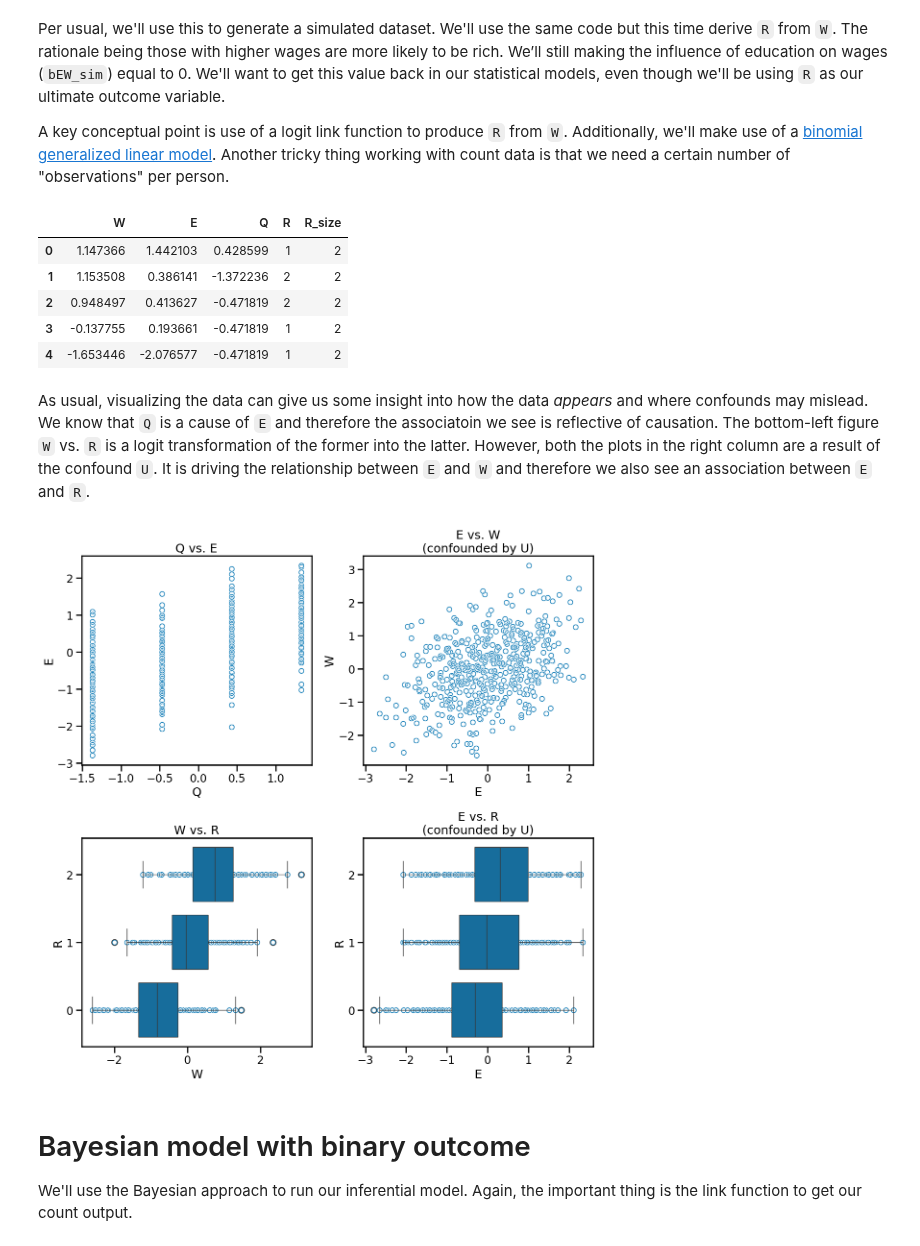
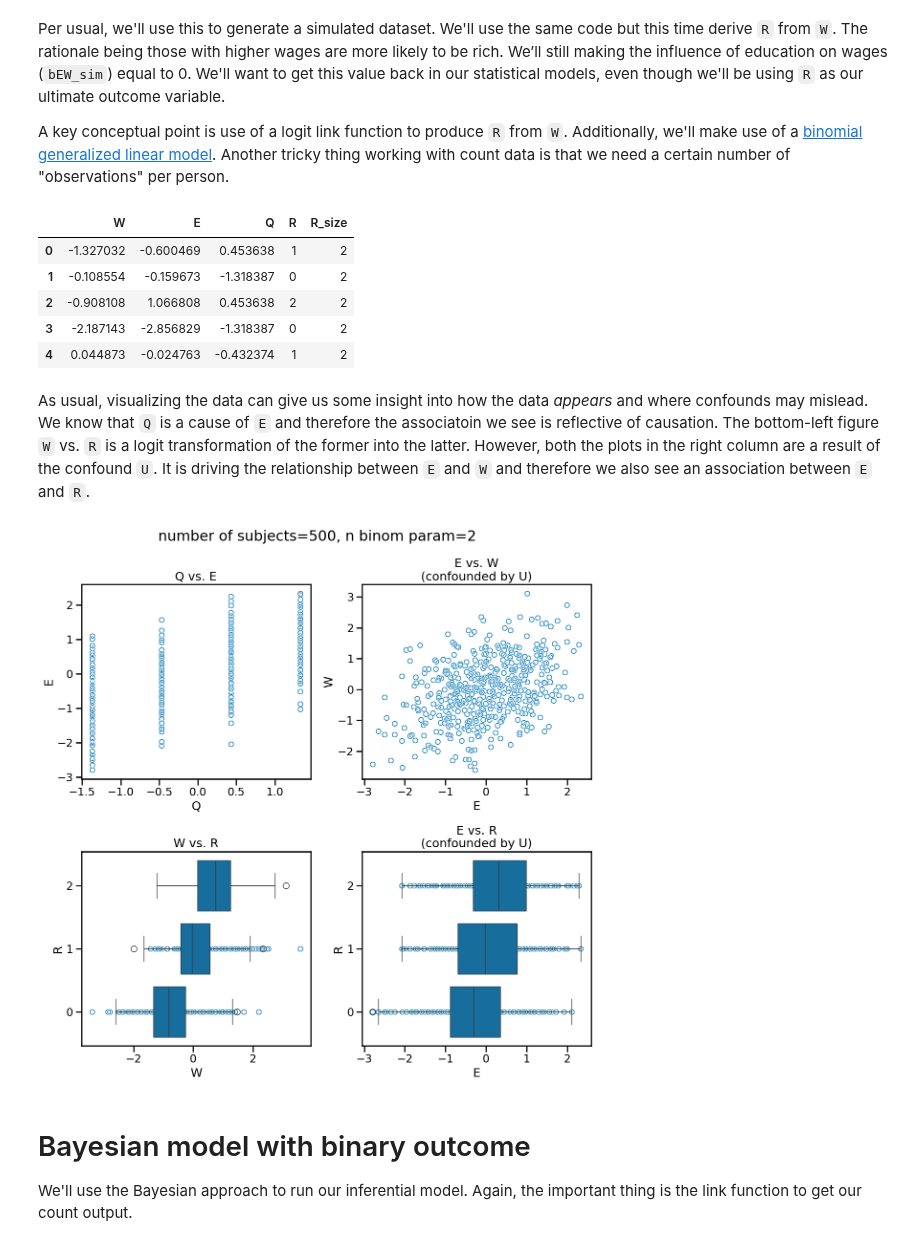
Before and after one commit to benslack19/benslack19.github.io, a Jupyter notebook: _posts_drafts/2024-06-11-iv-binary-outcome.ipynb, the cells around one changed output. Cells and saved outputs as stored; diff of their text form; code cells hidden in the pictures.

```diff
--- a/_posts_drafts/2024-06-11-iv-binary-outcome.ipynb
+++ b/_posts_drafts/2024-06-11-iv-binary-outcome.ipynb
@@ -44,16 +48,13 @@ Per usual, we'll use this to generate a simulated dataset. We'll use the same co
 
 A key conceptual point is use of a logit link function to produce `R` from `W`.  Additionally, we'll make use of a [binomial generalized linear model](https://benslack19.github.io/data%20science/statistics/multilevel_modeling_01/). Another tricky thing working with count data is that we need a certain number of "observations" per person.
 # %%
-def generate_data(num_subjects, bEW_sim, n_binomial_param) -> pd.DataFrame:
+def generate_data(num_subjects, n_binomial_param) -> pd.DataFrame:
     """Generate simulated data.
 
     Parameters
     ----------
     num_subjects
         Number of subjects/rows in data
-    bEW_sim
-        Value of causal effect for education on wage
-        e.g. value to recover in statistical models
     n_binomial_param
         Number of "observations" for each subject;
         a parameter in the binomial GLM
@@ -65,6 +66,8 @@ def generate_data(num_subjects, bEW_sim, n_binomial_param) -> pd.DataFrame:
 
     """
 
+    bEW_sim = 0
+
     U_sim = np.random.normal(size=num_subjects)
     Q_sim = np.random.randint(1, 5, size=num_subjects)
     E_sim = np.random.normal(loc=U_sim + Q_sim, size=num_subjects)
@@ -75,44 +78,50 @@ def generate_data(num_subjects, bEW_sim, n_binomial_param) -> pd.DataFrame:
 
     # Use of link functions to generate R
     index_val = sim_df.index.values
-    sim_df['R'] = stats.binom.rvs(n=n_binomial_param, p=expit(W_sim))
-    sim_df['R_size'] = n_binomial_param
+    sim_df["R"] = stats.binom.rvs(n=n_binomial_param, p=expit(W_sim))
+    sim_df["R_size"] = n_binomial_param
 
     return sim_df
 
-dat_sim = generate_data(num_subjects = 500, bEW_sim = 0, n_binomial_param = 2)
+
+dat_sim = generate_data(num_subjects=500, n_binomial_param=2)
 dat_sim.head()
 # %% [output]
 |  | W | E | Q | R | R_size |
-| 0 | 1.147366 | 1.442103 | 0.428599 | 1 | 2 |
-| 1 | 1.153508 | 0.386141 | -1.372236 | 2 | 2 |
-| 2 | 0.948497 | 0.413627 | -0.471819 | 2 | 2 |
-| 3 | -0.137755 | 0.193661 | -0.471819 | 1 | 2 |
-| 4 | -1.653446 | -2.076577 | -0.471819 | 1 | 2 |
+| 0 | -1.327032 | -0.600469 | 0.453638 | 1 | 2 |
+| 1 | -0.108554 | -0.159673 | -1.318387 | 0 | 2 |
+| 2 | -0.908108 | 1.066808 | 0.453638 | 2 | 2 |
+| 3 | -2.187143 | -2.856829 | -1.318387 | 0 | 2 |
+| 4 | 0.044873 | -0.024763 | -0.432374 | 1 | 2 |
 # %% [markdown]
 As usual, visualizing the data can give us some insight into how the data *appears* and where confounds may mislead. We know that `Q` is a cause of `E` and therefore the associatoin we see is reflective of causation. The bottom-left figure `W` vs. `R` is a logit transformation of the former into the latter. However, both the plots in the right column are a result of the confound `U`. It is driving the relationship between `E` and `W` and therefore we also see an association between `E` and `R`.
 # %%
-f, ((ax0, ax1), (ax2, ax3)) = plt.subplots(2, 2, figsize=(12, 12))
+def plot_variable_relationships(sim_df, title):
+    f, ((ax0, ax1), (ax2, ax3)) = plt.subplots(2, 2, figsize=(12, 12))
 
-sns.scatterplot(data=dat_sim, x="Q", y="E", marker=r"$\circ$", ax=ax0)
-ax0.set_title("Q vs. E")
+    sns.scatterplot(data=sim_df, x="Q", y="E", marker=r"$\circ$", ax=ax0)
+    ax0.set_title("Q vs. E")
 
-sns.scatterplot(data=dat_sim, x="E", y="W", marker=r"$\circ$", ax=ax1)
-ax1.set_title("E vs. W\n(confounded by U)")
+    sns.scatterplot(data=sim_df, x="E", y="W", marker=r"$\circ$", ax=ax1)
+    ax1.set_title("E vs. W\n(confounded by U)")
 
-sns.boxplot(data=dat_sim, x="W", y="R", orient='h', color=cb_palette[0], ax=ax2)
-sns.scatterplot(data=dat_sim, x="W", y="R", marker=r"$\circ$", ax=ax2)
-ax2.invert_yaxis()
-ax2.set_title("W vs. R")
+    sns.boxplot(data=sim_df, x="W", y="R", orient="h", color=cb_palette[0], ax=ax2)
+    sns.scatterplot(data=dat_sim_n1, x="W", y="R", marker=r"$\circ$", ax=ax2)
+    ax2.invert_yaxis()
+    ax2.set_title("W vs. R")
 
-sns.boxplot(data=dat_sim, x="E", y="R", orient='h', color=cb_palette[0], ax=ax3)
-sns.scatterplot(data=dat_sim, x="E", y="R", marker=r"$\circ$", ax=ax3)
-ax3.invert_yaxis()
-ax3.set_title("E vs. R\n(confounded by U)")
+    sns.boxplot(data=sim_df, x="E", y="R", orient="h", color=cb_palette[0], ax=ax3)
+    sns.scatterplot(data=sim_df, x="E", y="R", marker=r"$\circ$", ax=ax3)
+    ax3.invert_yaxis()
+    ax3.set_title("E vs. R\n(confounded by U)")
 
-f.tight_layout()
+    f.suptitle(title)
+    f.tight_layout()
+
+
+plot_variable_relationships(dat_sim, "number of subjects=500, n binom param=2")
 # %% [output]
-[figure, old version]
+[figure, new version]
 # %% [markdown]
 # Bayesian model with binary outcome
 
```
Also changed, not shown: parts of 29 cells of this notebook.
